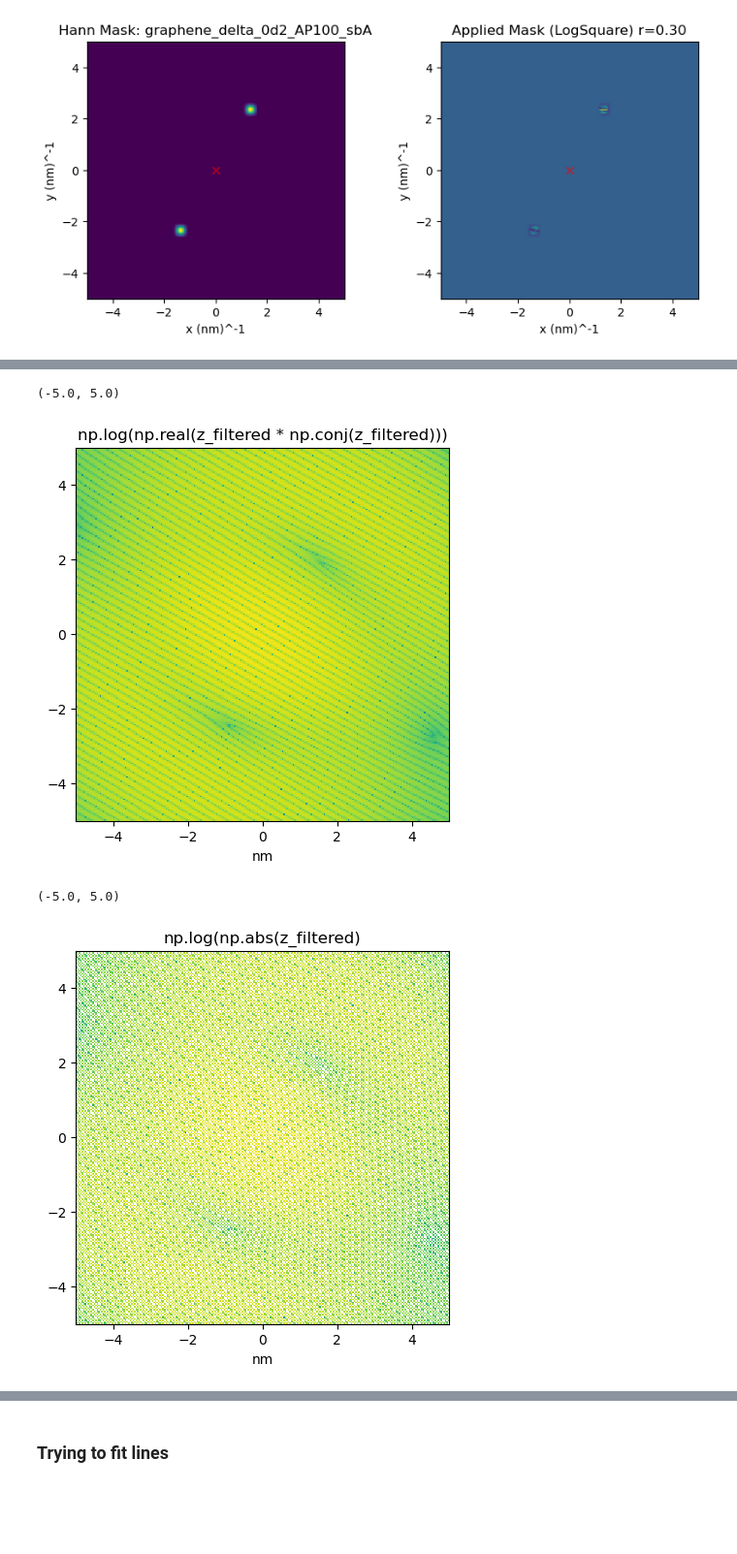
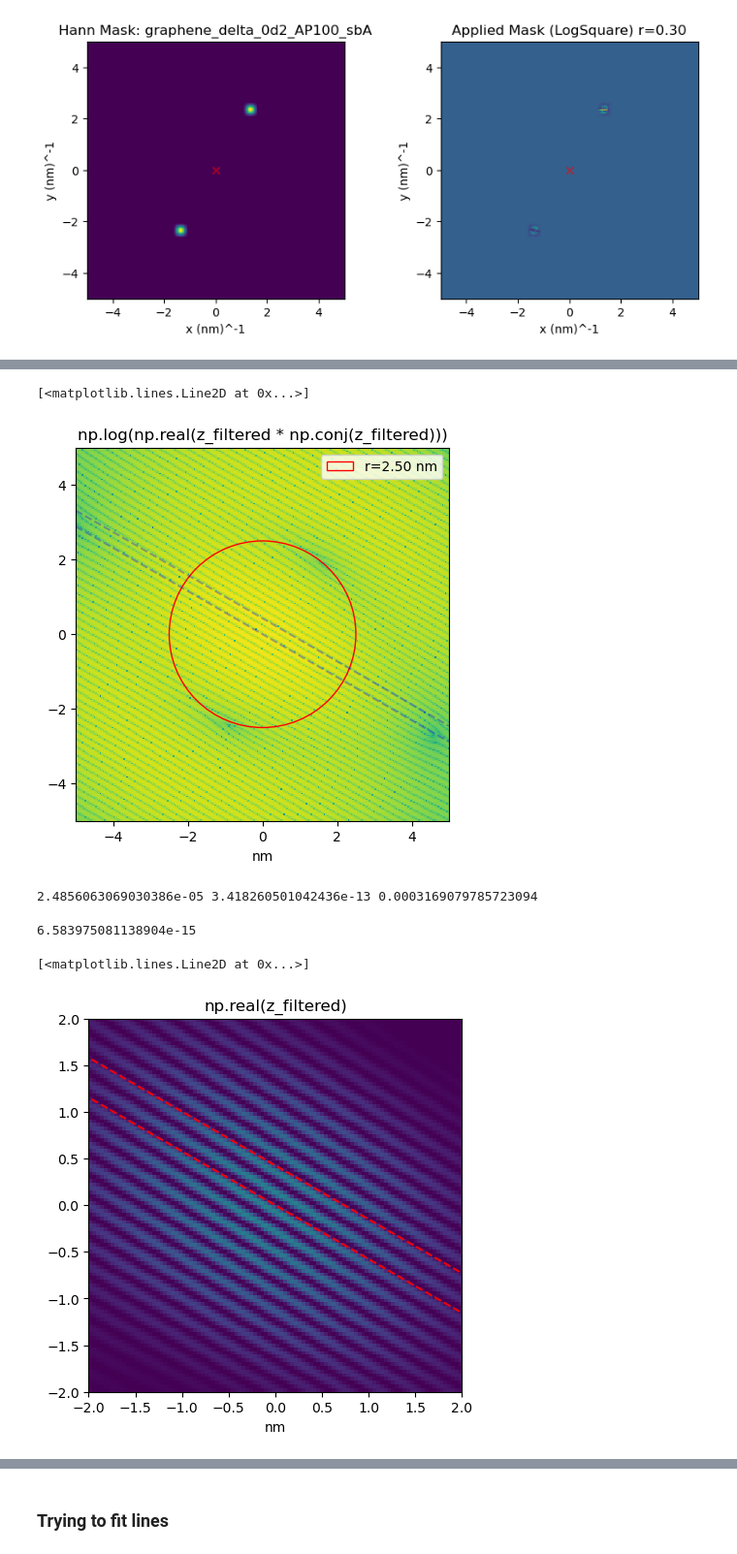
Before and after one commit to HollenLab/QPI-Scattering, a Jupyter notebook: TBCalcs/filtering.ipynb, the cells around one changed output, grey strips where cells are left out. Shown at 97% size. Cells and saved outputs as stored; diff of their text form; code cells hidden in the pictures; blank space fills up the shorter version.

```diff
--- a/TBCalcs/filtering.ipynb
+++ b/TBCalcs/filtering.ipynb
@@ -236,24 +240,52 @@ ax10.set_title('np.log(np.real(z_filtered * np.conj(z_filtered)))')
 ax10.set_xlabel('nm')
 ax10.set_xlim(-5, 5)
 ax10.set_ylim(-5, 5)
+
+crad = 2.5
+crc = plt.Circle((0, 0), crad, color='red', fill=False)
+
+ax10.add_patch(crc)
+ax10.legend([f'r={crad:.2f} nm'])
+
+m1, b1 = -dKR_x/dKR_y, 0
+xlin = np.linspace(-5, 5, 100)
+ax10.plot(xlin, m1 * (xlin) + (b1), 'blue', linestyle='dashed', alpha=0.3)
+
+wavel = 2 * np.pi / np.sqrt(dKR_x ** 2 + dKR_y ** 2) * 1/(np.pi * 2)
+b2 = (m1 ** 2 + 1)/np.sqrt(m1 ** 2 + 1) * wavel
+ax10.plot(xlin, m1 * (xlin) + b2, 'blue', linestyle='dashed', alpha=0.3)
 # %% [output]
-(-5.0, 5.0)
+[<matplotlib.lines.Line2D at 0x...>]
-[figure, old version]
+[figure, new version]
+# %%
+# This is absolute value
+print(np.mean(zflabs_C), np.min(zflabs_C), np.max(zflabs_C))
+# %% [output]
+2.4856063069030386e-05 3.418260501042436e-13 0.0003169079785723094
+# %%
+np.sum(np.abs(np.imag(z_filtered)))
+# %% [output]
+6.583975081138904e-15
 # %%
 fig11, ax11 = plt.subplots(figsize=(5, 5))
 
 z_filtered = np.fft.ifft2(ftzf)
-zfls = np.log(np.real(z_filtered))
+zfls = np.real(z_filtered)
+zflabs = np.abs(z_filtered)
+zflabs_C = np.abs(np.real(z_filtered)) ** 2
 
-ax11.pcolormesh(ux, uy, zfls)
+ax11.pcolormesh(ux, uy, zflabs_C)
 ax11.set_aspect('equal')
-ax11.set_title('np.log(np.real(z_filtered))')
+ax11.set_title('np.real(z_filtered)')
 ax11.set_xlabel('nm')
-ax11.set_xlim(-5, 5)
-ax11.set_ylim(-5, 5)
+ax11.set_xlim(-2, 2)
+ax11.set_ylim(-2, 2)
+
+ax11.plot(xlin, m1 * (xlin) + (b1), 'red', linestyle='dashed', alpha=0.9)
+ax11.plot(xlin, m1 * (xlin) + b2, 'red', linestyle='dashed', alpha=0.9)
 # %% [output]
-(-5.0, 5.0)
+[<matplotlib.lines.Line2D at 0x...>]
-[figure, old version]
+[figure, new version]
 # %%
 # Circle Filtering
 
```
Also changed, not shown: parts of 3 cells of this notebook, 3 other files.
